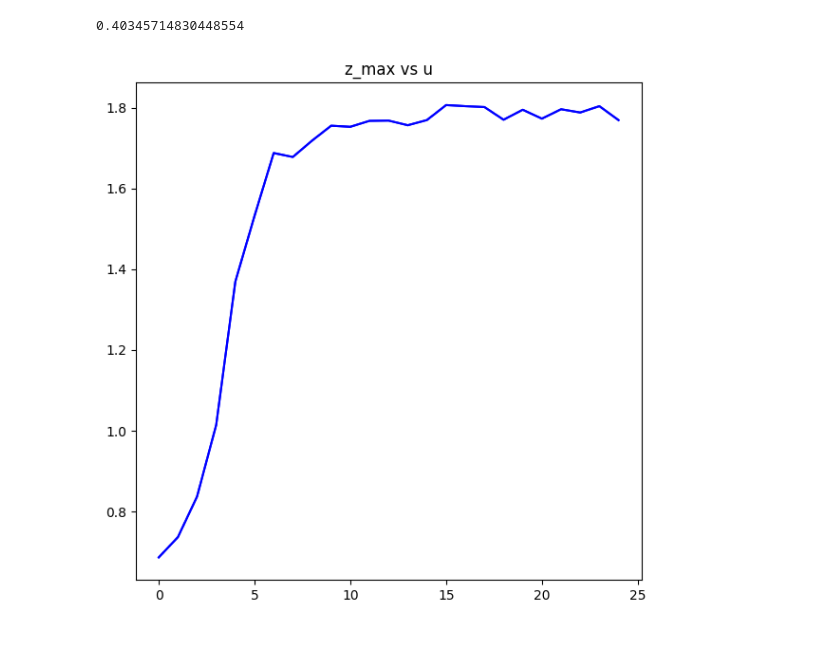
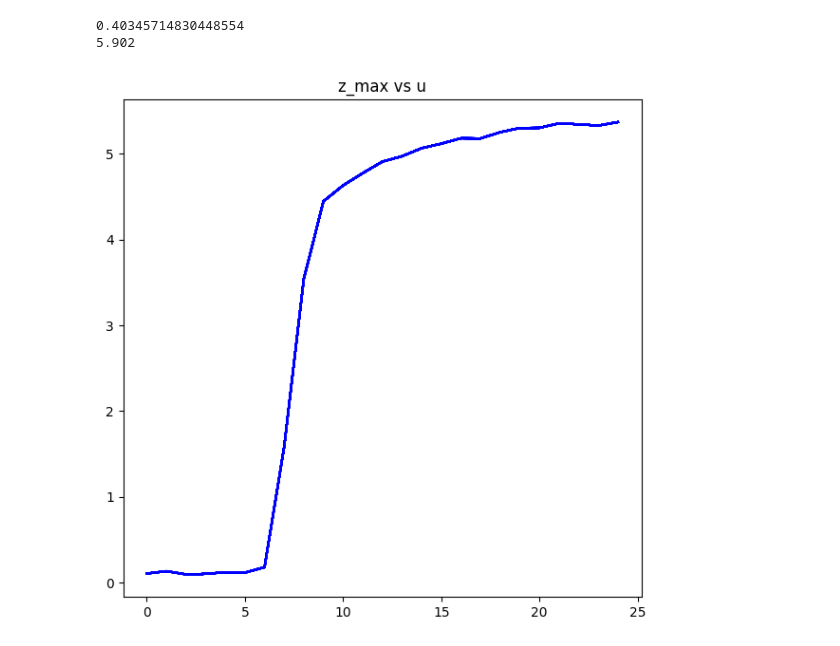
Before and after one commit to noah-ginzburg/RANController, a Jupyter notebook: RAN/mean_field_ran.ipynb, the cells around one changed output. Saved outputs shown, nothing was run; the diff lists cells and outputs as text; code cells hidden in the pictures.

Commit message:
Model works well enough in ipynb, issue with wrong u_crit

```diff
--- a/RAN/mean_field_ran.ipynb
+++ b/RAN/mean_field_ran.ipynb
@@ -17,7 +17,7 @@ sigma = 1.5
 kappa = 20
 u = 5.0
 
-psi1 = 0
+psi1 = -1
 gamma1 = 5.0
 
 psi2 = 2
@@ -27,7 +27,7 @@ psi3 = np.pi * 3/2
 gamma3 = 8.0
 
 #targets = np.array([psi1, psi2])
-targets = np.array([psi1])
+targets = np.array([])
 
 #gammas = np.array([gamma1, gamma2])
-gammas = np.array([gamma1])
+gammas = np.array([])
@@ -141,0 +162,9 @@ def max_abs_eigenvalue(M):
+# %%
+# Node positions and connectivity
+#theta = np.array([2*np.pi*i/N_s for i in range(N_s)])
+theta = np.linspace(-np.pi, np.pi, N_s, endpoint=False)
+M = genetate_connection_matrix(theta, v)
+
+plt.imshow(M, extent=[-np.pi, np.pi, -np.pi, np.pi], cmap='bwr',origin='lower')
+plt.colorbar(label='m_ij')
+plt.show()
@@ -187,51 +199,31 @@ plt.plot()
 # %%
 # Static RAN run, with multiple u's
 u_crit = 1/(max_abs_eigenvalue(M) * np.power((1/np.cosh(beta)),2))
 u_crit = round(u_crit, 3)
 
 print(max_abs_eigenvalue(M))
+print(u_crit)
 
 
 #u_vals = [u_crit, 1.0, 3.0, 5.0, 5.85, 7.0, 10.0, 15.0, 25.0]
 u_vals = []
 for i in range(0,25):
     u_vals.append(float(i))
 
 z_vals = []
 z_vals_max = []
+b = generate_sensory_input(N_s, theta, kappa, targets, gammas)
 
 for num in range(len(u_vals)):
-    z      = np.zeros(N_s)
-    z_next = np.zeros(N_s)
-    T      = 500
-    y      = np.zeros((T, N_s))
-    b = np.zeros(N_s)
-    u = u_vals[num]
+    T      = 200
+    y = generate_RAN_with_history(u_vals[num], N_s, M, T, dt, sigma, beta, b, targets, gammas)
 
-    for j in range(len(targets)):
-        for i in range(N_s):
-            angular_diff = wrap_around(theta[i], targets[j])
-            b[i] += np.exp(kappa * (np.cos(angular_diff) - 1.0)) * gammas[j]
-
-    b *= (1/np.sqrt(N_s))
-
-    for t in range(T):
-        noise = rand_link_func(y[t], sigma * np.sqrt(dt), 1.0/np.sqrt(N_s))
-        z = z + dt * (-z + np.tanh(u * (M @ z) + b - beta) - np.tanh(-beta) + noise)
-        y[t] = z
-
+    y[-1] = np.linalg.norm(y[-1])
     z_vals.append(y[-1])
     z_vals_max.append(float(np.max(z)))
 
-
-#plot_multiple_ring_cartesian(u_vals, z_vals, theta, "z (RAN dynamics)")
-plot_z_vs_u(u_vals, z_vals_max)
-
-# plt.figure(figsize=(8,5))
-# plt.imshow(y.T, aspect='auto', origin='lower', cmap='viridis', extent=[0, T, -np.pi, np.pi])
-# plt.colorbar(label='Neural Activation')
-
-# plt.plot()
+plot_z_vs_u(u_vals, z_vals)
 # %% [output]
 0.40345714830448554
+5.902
-[figure, old version]
+[figure, new version]
```
Also changed, not shown: parts of 5 cells of this notebook.
